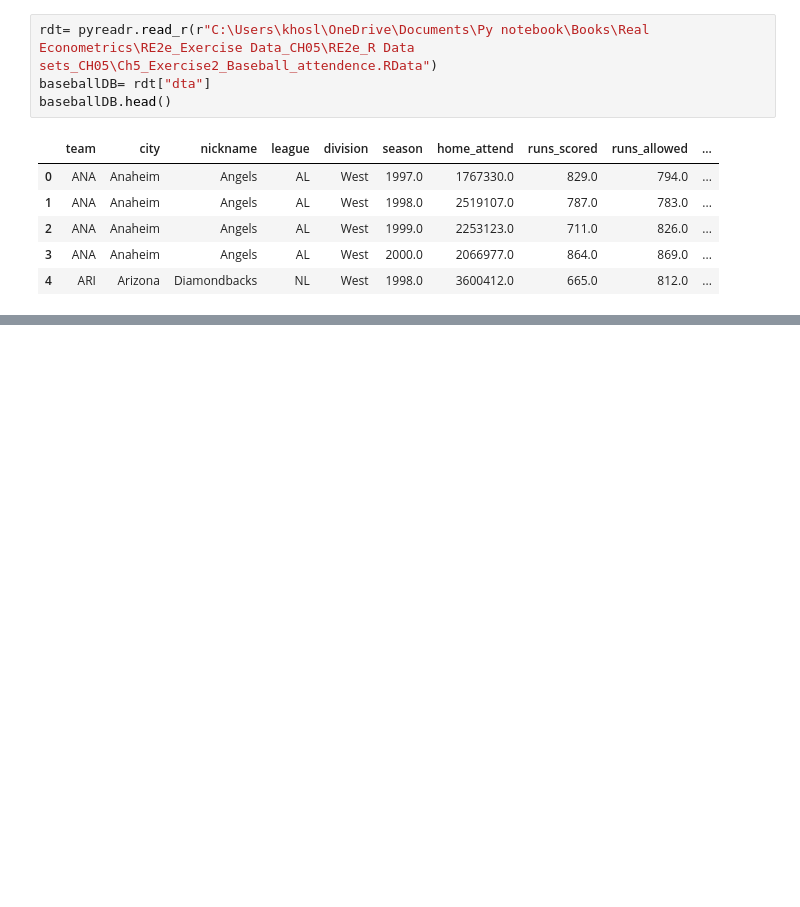
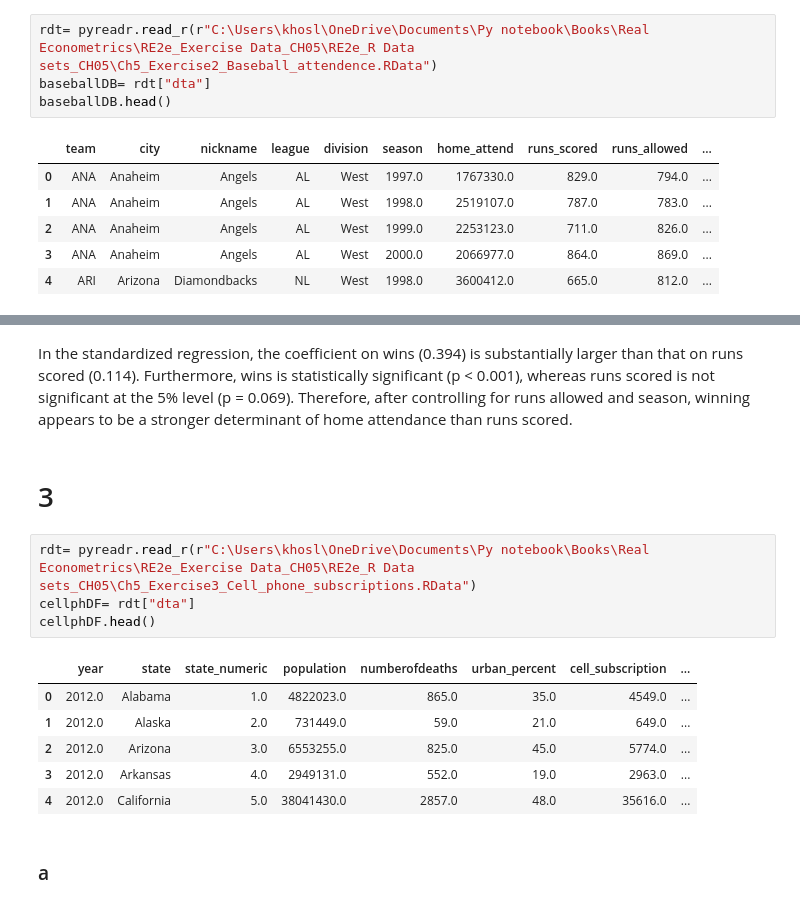
Before and after one commit to ani-research/Python-Companion-For-Real-Econometrics-by-M.Bailey, a Jupyter notebook: chapters/chapter05.ipynb, the cells around one changed output, grey strips where cells are left out. Drawn from its saved outputs; the diff is of its cells as text; blank space fills up the shorter version.

```diff
--- a/chapters/chapter05.ipynb
+++ b/chapters/chapter05.ipynb
@@ -517,0 +696,17 @@ baseballDB.head()
+# %% [markdown]
+In the standardized regression, the coefficient on wins (0.394) is substantially larger than that on runs scored (0.114). Furthermore, wins is statistically significant (p < 0.001), whereas runs scored is not significant at the 5% level (p = 0.069). Therefore, after controlling for runs allowed and season, winning appears to be a stronger determinant of home attendance than runs scored.
+# %% [markdown]
+# 3
+# %%
+rdt= pyreadr.read_r(r"C:\Users\khosl\OneDrive\Documents\Py notebook\Books\Real Econometrics\RE2e_Exercise Data_CH05\RE2e_R Data sets_CH05\Ch5_Exercise3_Cell_phone_subscriptions.RData")
+cellphDF= rdt["dta"]
+cellphDF.head()
+# %% [output]
+|  | year | state | state_numeric | population | numberofdeaths | urban_percent | cell_subscription | ... |
+| 0 | 2012.0 | Alabama | 1.0 | 4822023.0 | 865.0 | 35.0 | 4549.0 | ... |
+| 1 | 2012.0 | Alaska | 2.0 | 731449.0 | 59.0 | 21.0 | 649.0 | ... |
+| 2 | 2012.0 | Arizona | 3.0 | 6553255.0 | 825.0 | 45.0 | 5774.0 | ... |
+| 3 | 2012.0 | Arkansas | 4.0 | 2949131.0 | 552.0 | 19.0 | 2963.0 | ... |
+| 4 | 2012.0 | California | 5.0 | 38041430.0 | 2857.0 | 48.0 | 35616.0 | ... |
+# %% [markdown]
+### a
```
Also changed, not shown: parts of 28 cells of this notebook.
